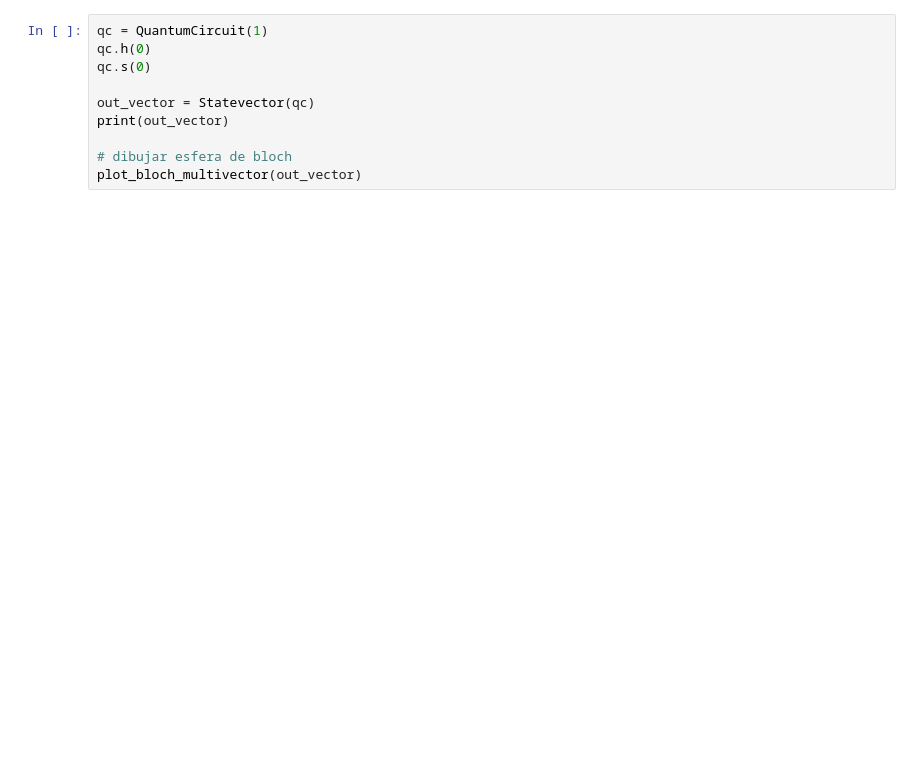
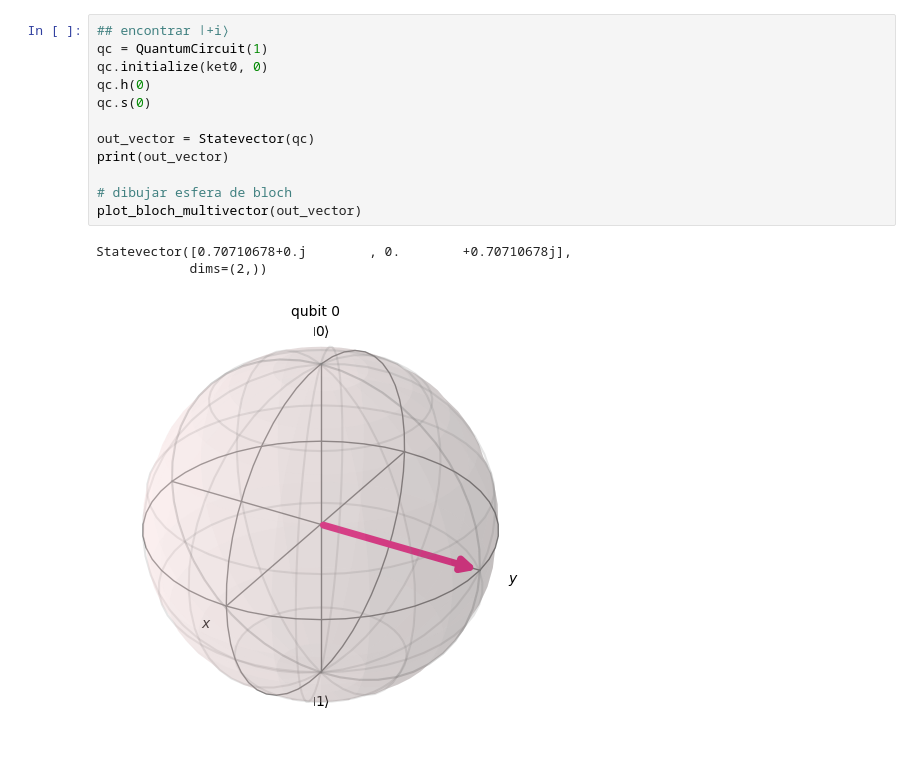
Before and after one commit to AaronSoria/lab1algegra, a Jupyter notebook: tp1.ipynb, the cells around one changed output. Drawn from its saved outputs; the diff is of its cells as text; blank space fills up the shorter version.

```diff
--- a/tp1.ipynb
+++ b/tp1.ipynb
@@ -111,11 +224,17 @@ plot_bloch_multivector(out_vector)
 # %%
+## encontrar ∣+i⟩
 qc = QuantumCircuit(1)
+qc.initialize(ket0, 0)
 qc.h(0)
 qc.s(0)
 
 out_vector = Statevector(qc)
 print(out_vector)
 
 # dibujar esfera de bloch
 plot_bloch_multivector(out_vector)
+# %% [output]
+Statevector([0.70710678+0.j        , 0.        +0.70710678j],
+            dims=(2,))
+[figure, added]
 # %%
```
Also changed, not shown: parts of 15 cells of this notebook.
